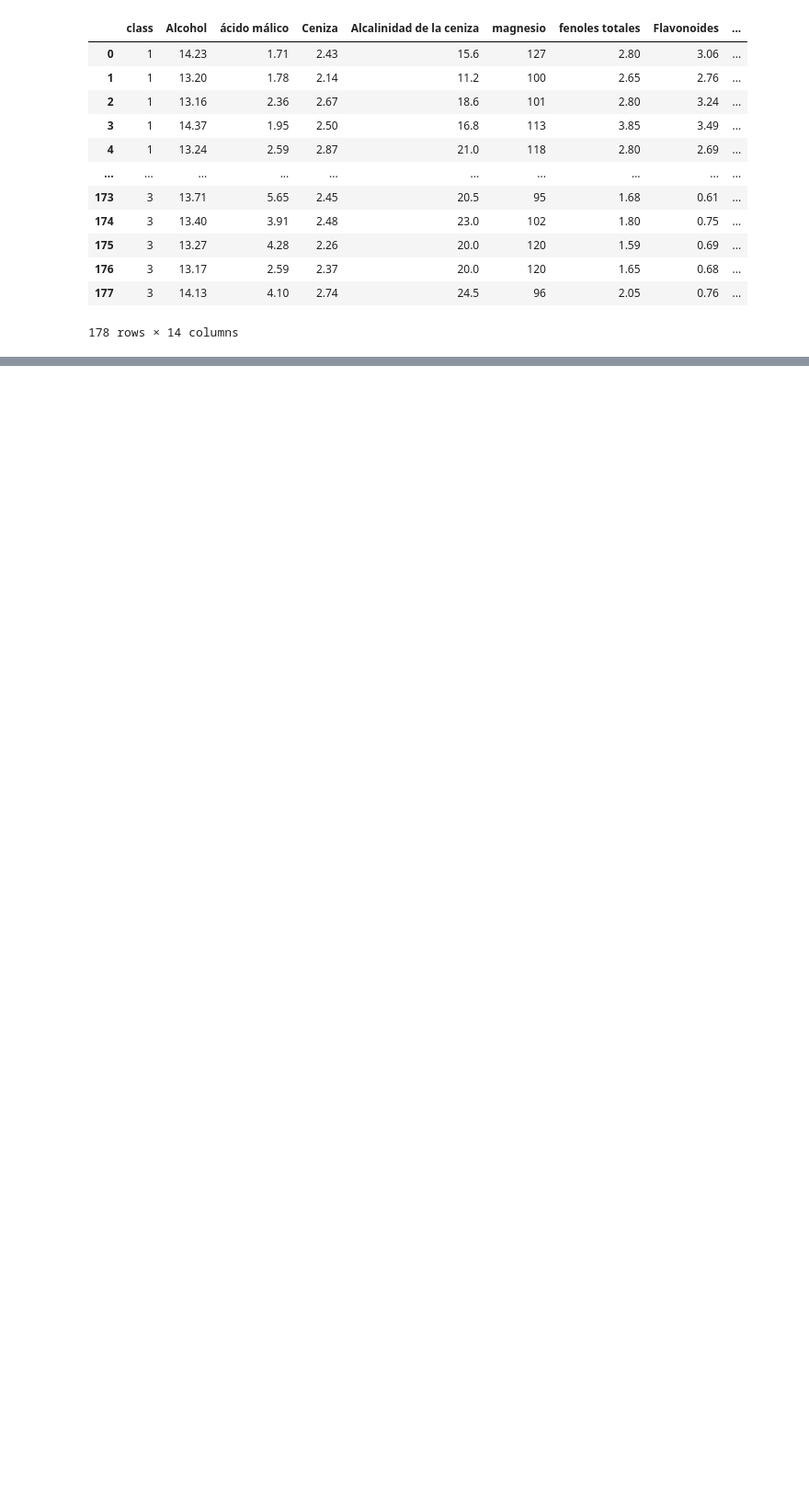
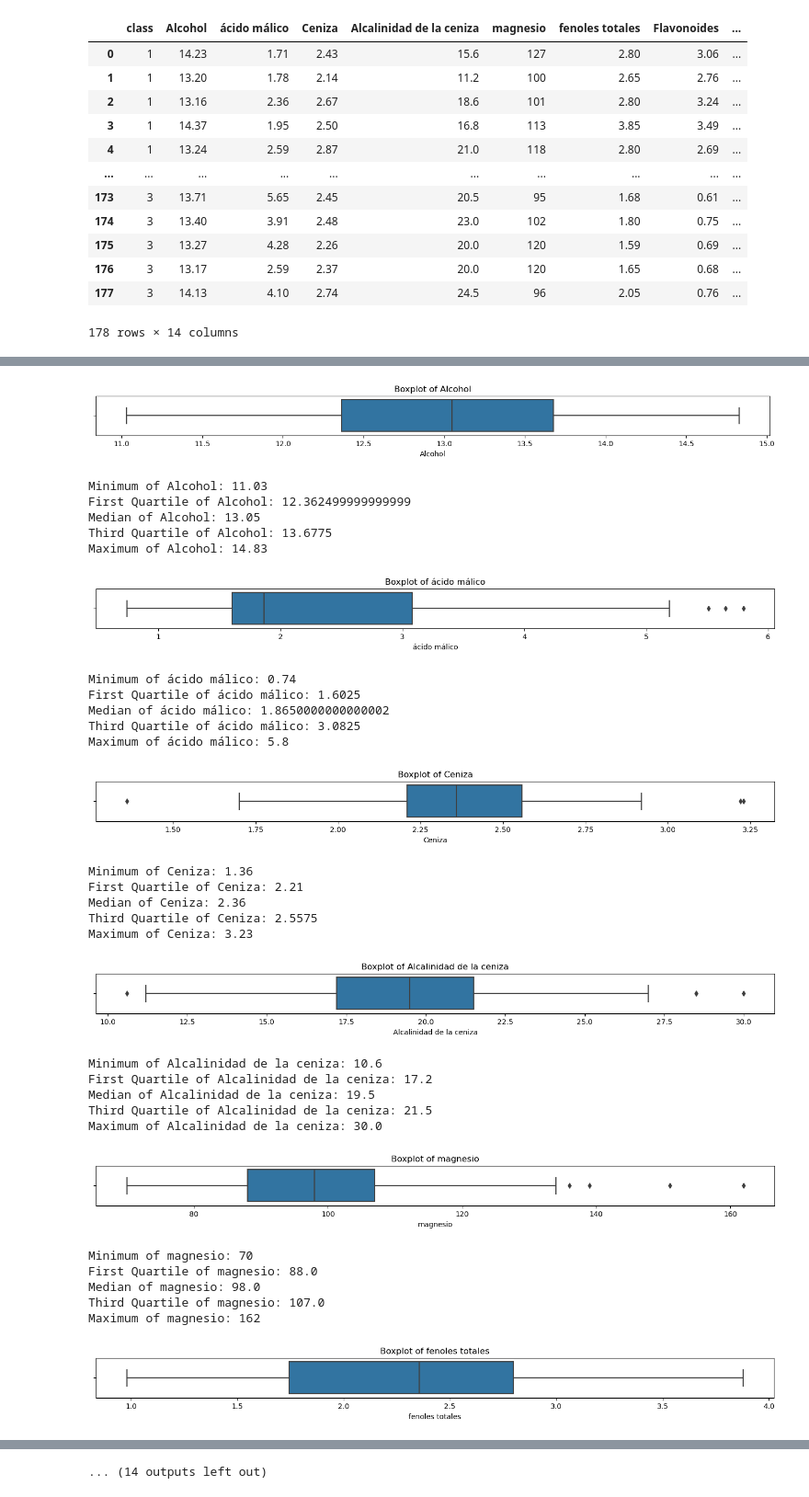
Before and after one commit to federr-gh/Wine-MCP-FastApi-server, a Jupyter notebook: wine.ipynb, the cells around one changed output, grey strips where cells are left out. Shown at 92% size. Saved outputs shown, nothing was run; the diff lists cells and outputs as text; code cells hidden in the pictures; blank space fills up the shorter version.

```diff
--- a/wine.ipynb
+++ b/wine.ipynb
@@ -21,0 +139,41 @@ df
+# %%
+cols = df.columns[1:]
+for i in cols:
+  plt.figure(figsize=(17,1))
+  sns.boxplot(data=df[cols], x=i)
+  plt.title(f'Boxplot of {i}')
+  plt.show()
+  print(f'Minimum of {i}: {df[i].min()} \nFirst Quartile of {i}: {df[i].quantile(0.25)} \nMedian of {i}: {df[i].median()} \nThird Quartile of {i}: {df[i].quantile(0.75)} \nMaximum of {i}: {df[i].max()}')
+  #np.min(df['release_year']), np.quantile(df['release_year'], 0.25), np.median(df['release_year']), np.quantile(df['release_year'], 0.75), np.max(df['release_year'])
+# %% [output]
+[figure, added]
+Minimum of Alcohol: 11.03
+First Quartile of Alcohol: 12.362499999999999
+Median of Alcohol: 13.05
+Third Quartile of Alcohol: 13.6775
+Maximum of Alcohol: 14.83
+[figure, added]
+Minimum of ácido málico: 0.74
+First Quartile of ácido málico: 1.6025
+Median of ácido málico: 1.8650000000000002
+Third Quartile of ácido málico: 3.0825
+Maximum of ácido málico: 5.8
+[figure, added]
+Minimum of Ceniza: 1.36
+First Quartile of Ceniza: 2.21
+Median of Ceniza: 2.36
+Third Quartile of Ceniza: 2.5575
+Maximum of Ceniza: 3.23
+[figure, added]
+Minimum of Alcalinidad de la ceniza: 10.6
+First Quartile of Alcalinidad de la ceniza: 17.2
+Median of Alcalinidad de la ceniza: 19.5
+Third Quartile of Alcalinidad de la ceniza: 21.5
+Maximum of Alcalinidad de la ceniza: 30.0
+[figure, added]
+Minimum of magnesio: 70
+First Quartile of magnesio: 88.0
+Median of magnesio: 98.0
+Third Quartile of magnesio: 107.0
+Maximum of magnesio: 162
+[figure, added]
@@ -21,0 +185 @@ df
+... (14 outputs left out)
```
Also changed, not shown: parts of 25 cells of this notebook, 22 other files.
